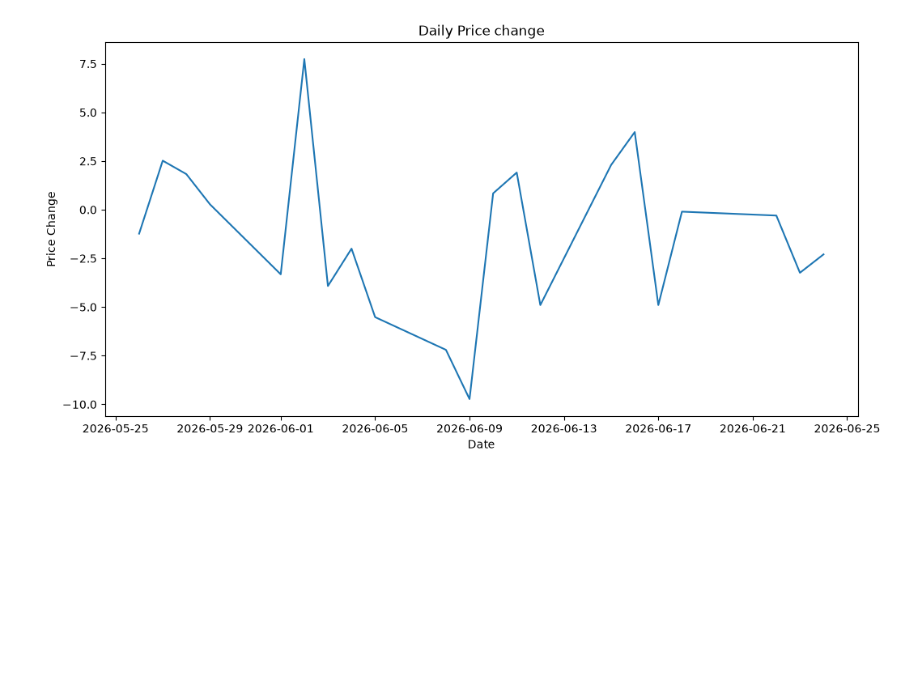
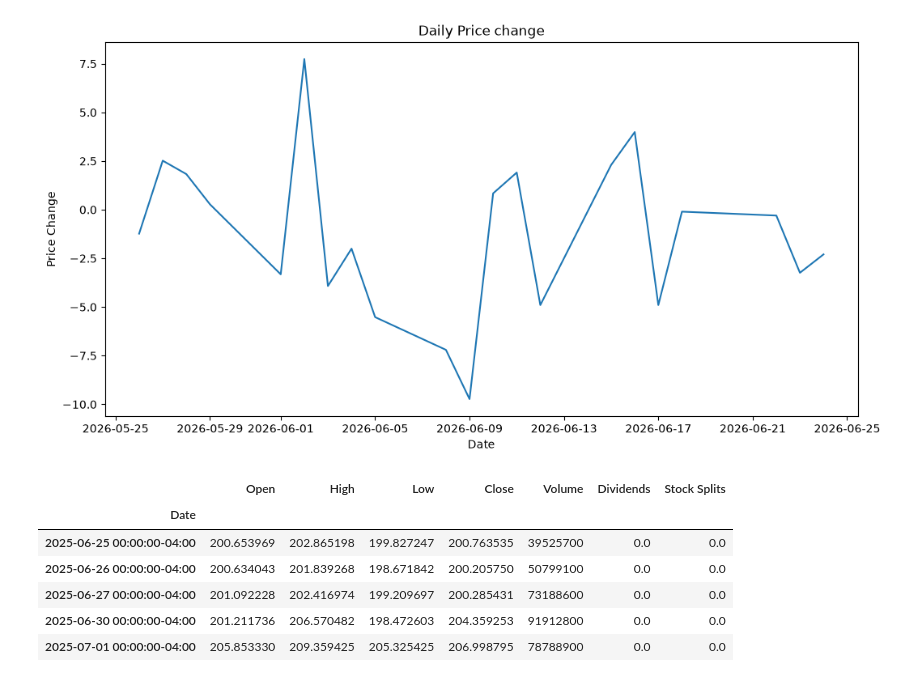
Before and after one commit to aaliya0704/Stock-Price-Analysis, a Jupyter notebook: stock_analysis.ipynb, the cells around one changed output. Cells and saved outputs as stored; diff of their text form; code cells hidden in the pictures; blank space fills up the shorter version.

```diff
--- a/stock_analysis.ipynb
+++ b/stock_analysis.ipynb
@@ -113,0 +118,10 @@ plt.show()
+# %%
+df.head()
+# %% [output]
+|  | Open | High | Low | Close | Volume | Dividends | Stock Splits |
+| Date |  |  |  |  |  |  |  |
+| 2025-06-25 00:00:00-04:00 | 200.653969 | 202.865198 | 199.827247 | 200.763535 | 39525700 | 0.0 | 0.0 |
+| 2025-06-26 00:00:00-04:00 | 200.634043 | 201.839268 | 198.671842 | 200.205750 | 50799100 | 0.0 | 0.0 |
+| 2025-06-27 00:00:00-04:00 | 201.092228 | 202.416974 | 199.209697 | 200.285431 | 73188600 | 0.0 | 0.0 |
+| 2025-06-30 00:00:00-04:00 | 201.211736 | 206.570482 | 198.472603 | 204.359253 | 91912800 | 0.0 | 0.0 |
+| 2025-07-01 00:00:00-04:00 | 205.853330 | 209.359425 | 205.325425 | 206.998795 | 78788900 | 0.0 | 0.0 |
```
Also changed, not shown: parts of 4 cells of this notebook.
